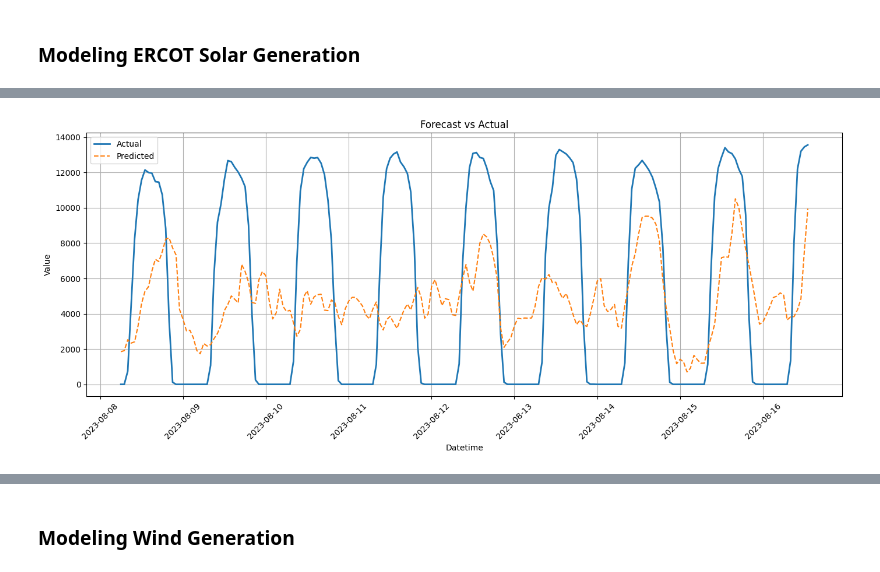
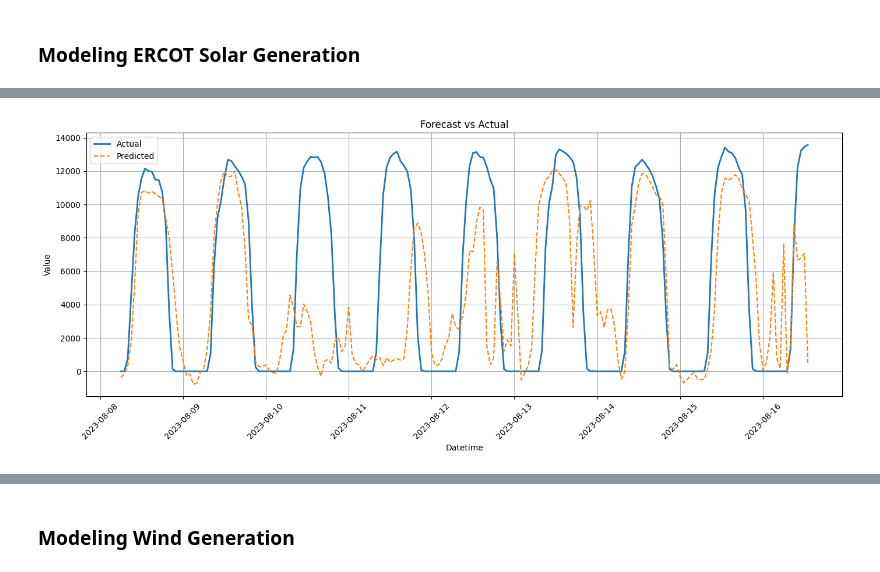
Before and after one commit to Leelawls/ECEN-360, a Jupyter notebook: model.ipynb, the cells around one changed output, grey strips where cells are left out. Cells and saved outputs as stored; diff of their text form; code cells hidden in the pictures.

```diff
--- a/model.ipynb
+++ b/model.ipynb
@@ -70,14 +72,20 @@ def _decompose(df: pd.DataFrame) -> pd.DataFrame:
 # %% [markdown]
 ### Modeling ERCOT Solar Generation
 # %%
+# Select features
 df_solar_features = df_solar[["ERCOT.PVGR.GEN", "Total Solar Installed, MW"]]
 df_weather_features = df_weather[["tavg", "tmin", "tmax", "prcp", "snow"]]
-df_cloud_features = df_cloud["Cloud Coverage"]
+df_cloud_features = df_cloud[["Cloud Coverage"]]  # wrap in [[]] to keep DataFrame
 
+# Remove duplicate indices
 df_solar_features = df_solar_features[~df_solar_features.index.duplicated(keep='first')]
 df_weather_features = df_weather_features[~df_weather_features.index.duplicated(keep='first')]
 df_cloud_features = df_cloud_features[~df_cloud_features.index.duplicated(keep='first')]
 
+# Combine side-by-side on common datetime index
 df = pd.concat([df_solar_features, df_weather_features, df_cloud_features], axis=1, join="inner")
-df.fillna(0) #NA created from ramps
-df = df.dropna()  # BEFORE scaling
+
+# Fill or drop missing values
+df = df.fillna(0)  # OR df = df.dropna()
+
+df.to_csv("Solar.csv")
@@ -84,9 +95,9 @@ df = df.dropna()  # BEFORE scaling
 # %%
 X_train, X_test, y_train, y_test, window_size, split, scaler_y = _split(df = df, target_col="ERCOT.PVGR.GEN")
 # %%
-model = RNNBaseModel(input_size=X_train.shape[2], hidden_size=64)
-trainer = RNNTrainer(model)
-trainer.train(X_train, y_train, X_val=X_test, y_val=y_test, epochs=20)
+model1 = RNNBaseModel(input_size=X_train.shape[2], hidden_size=64, dropout=0.4)
+trainer = RNNTrainer(model1)
+trainer.train(X_train, y_train, X_val=X_test, y_val=y_test, epochs=100)
 test_index = df.index[window_size + split : window_size + split + len(y_test)]
 trainer.plot_forecast(X_test, y_test, y_scaler=scaler_y, datetime_index=test_index)
 # %% [output]
@@ -113,4 +121,4 @@ Epoch 20/20 | Train Loss: 0.4091 | Val Loss: 0.9879
-[figure, old version]
+[figure, new version]
 # %%
 df = _decompose(df)
 
```
Also changed, not shown: parts of 11 cells of this notebook, 10 other files.
